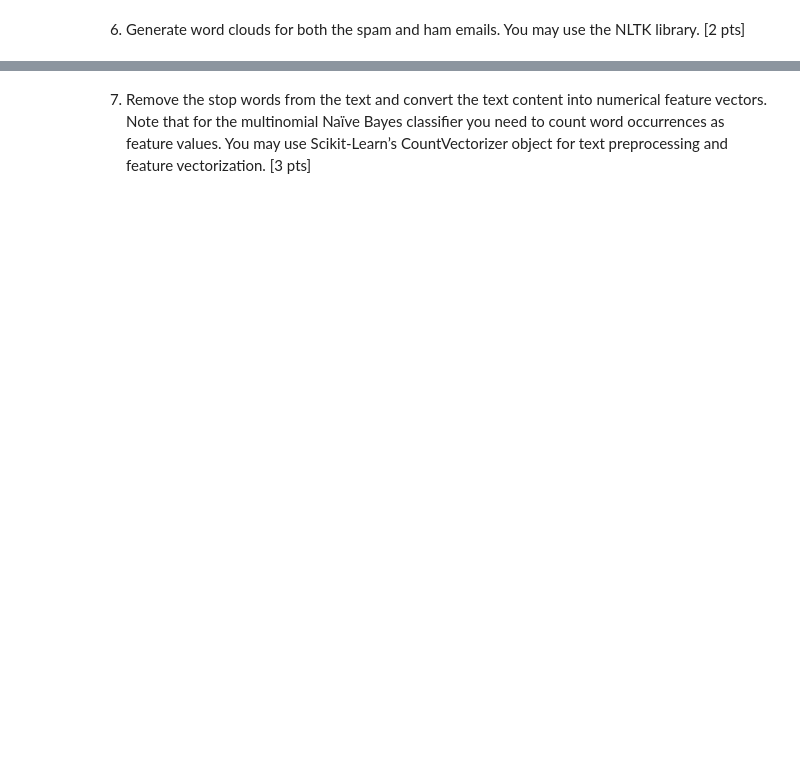
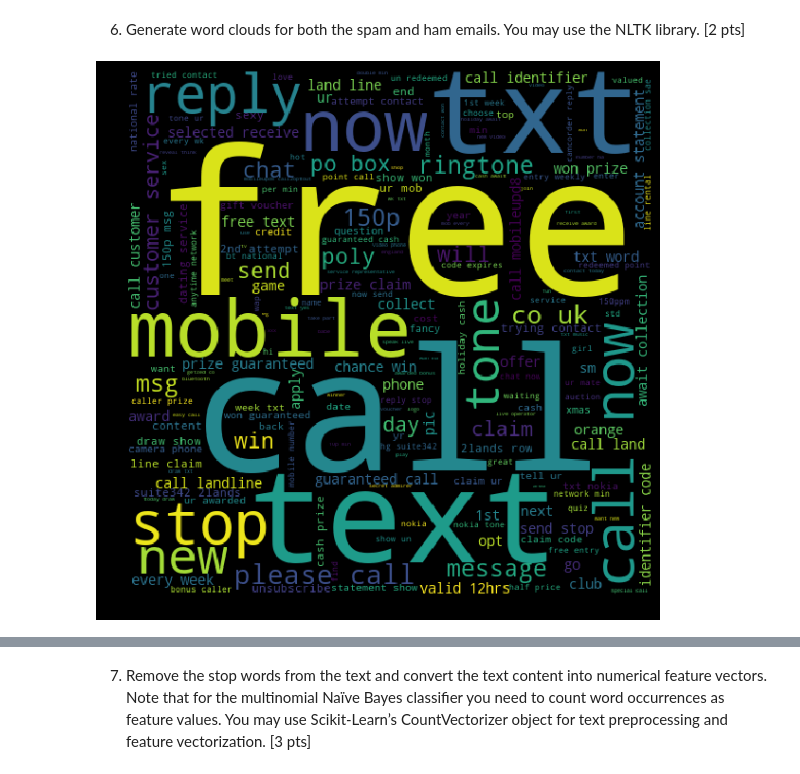
Before and after one commit to tannn/machine-learning, a Jupyter notebook: Doan_Vy_Marino_Tanner_assignment4.ipynb, the cells around one changed output, grey strips where cells are left out. Saved outputs shown, nothing was run; the diff lists cells and outputs as text; code cells hidden in the pictures; blank space fills up the shorter version.

```diff
--- a/Doan_Vy_Marino_Tanner_assignment4.ipynb
+++ b/Doan_Vy_Marino_Tanner_assignment4.ipynb
@@ -193,0 +238,16 @@ plt.show()
+# %%
+import nltk
+nltk.download('wordnet')
+
+from nltk.stem import WordNetLemmatizer
+from wordcloud import WordCloud
+
+
+lemmatizer = WordNetLemmatizer()
+
+X_lemmatized = []
+
+for document in X:
+    word_list = nltk.word_tokenize(document)
+    lemmatized_output = ' '.join([lemmatizer.lemmatize(w) for w in word_list])
+    X_lemmatized.append(lemmatized_output)
@@ -194,2 +258,19 @@ plt.show()
+# %%
+df['text_lemmatized'] = df[1].map(lambda text: ' '.join(lemmatizer.lemmatize(w) for w in nltk.word_tokenize(text.lower())))
 # %% [markdown]
 6. Generate word clouds for both the spam and ham emails. You may use the NLTK library. [2 pts]
+# %%
+
+%matplotlib inline
+import matplotlib.pyplot as plt
+plt.style.use('ggplot')
+
+spam_words = ''.join(list(df[df[0]=='spam']['text_lemmatized']))
+spam_wordclod = WordCloud(width = 512,height = 512).generate(spam_words)
+plt.figure(figsize = (10, 8), facecolor = 'k')
+plt.imshow(spam_wordclod)
+plt.axis('off')
+plt.tight_layout(pad = 0)
+plt.show()
+# %% [output]
+[figure, added]
```
Also changed, not shown: parts of 26 cells of this notebook, 1 other file.
